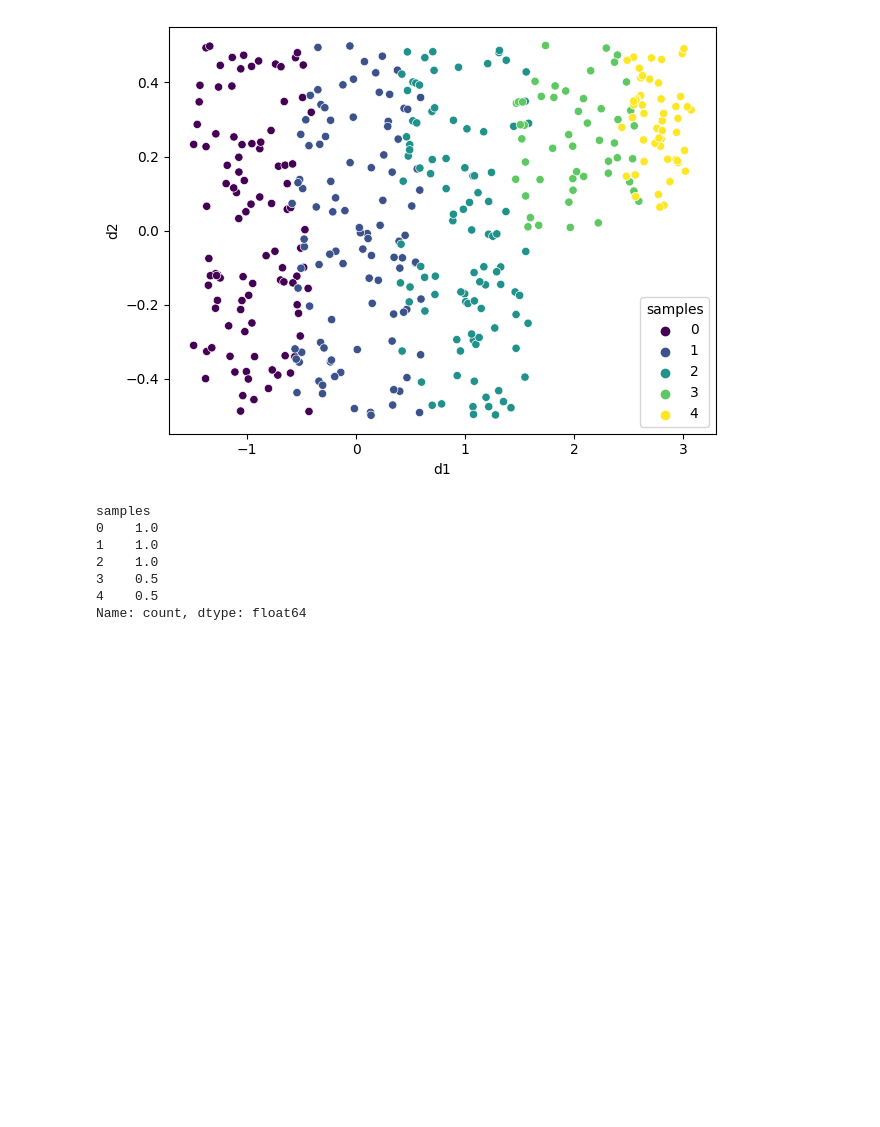
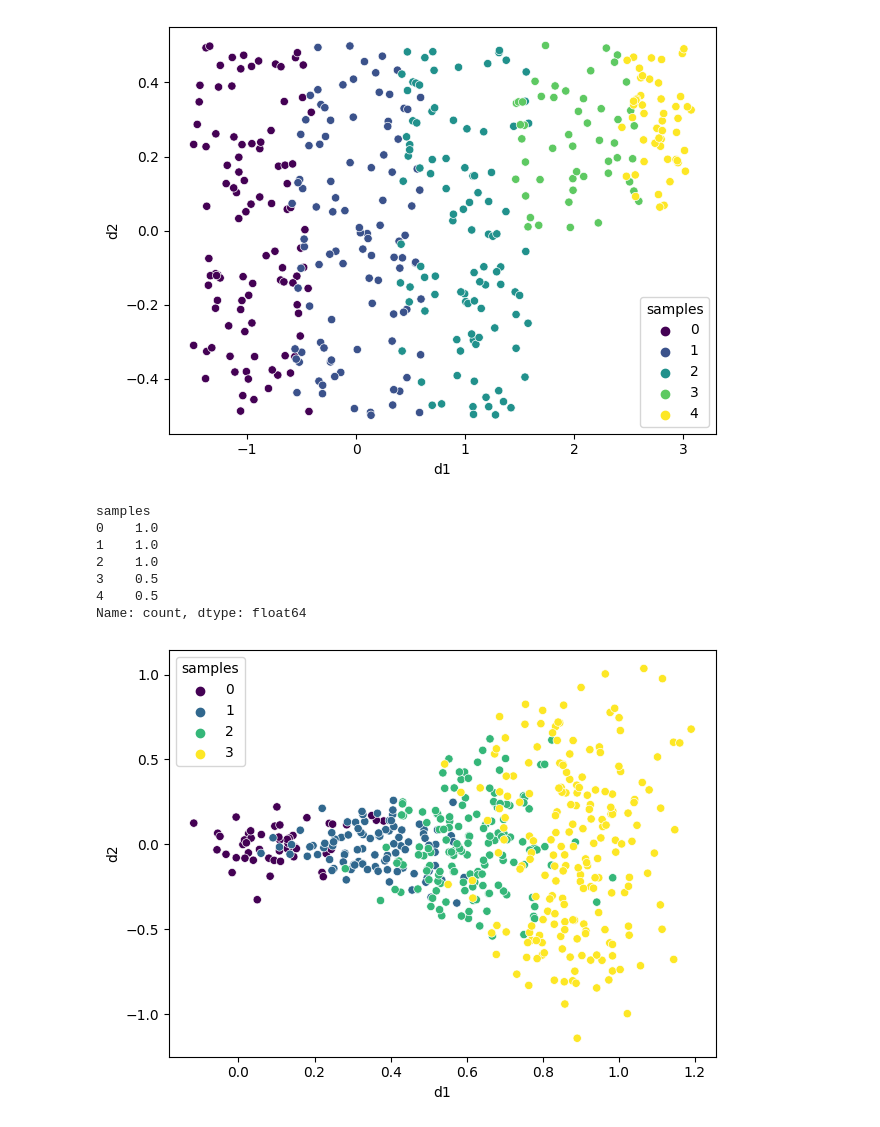
Before and after one commit to KrishnaswamyLab/MIOFlow_growth_rate, a Jupyter notebook: nbs/07_datasets.ipynb, the cells around one changed output. Saved outputs shown, nothing was run; the diff lists cells and outputs as text; code cells hidden in the pictures; blank space fills up the shorter version.

```diff
--- a/nbs/07_datasets.ipynb
+++ b/nbs/07_datasets.ipynb
@@ -713,3 +713,48 @@ samples
 3    0.5
 4    0.5
 Name: count, dtype: float64
+# %%
+#| export
+import numpy as np
+import pandas as pd
+
+def make_growing(n_points_per_part=[50,100,150,200], noise_level=0.1, x_max=1):
+    """
+    Generates random points in the region between y=x^2, y=-x^2, and x=x_max, and adds noise to it.
+    The points are split evenly into parts with numbers equal to len(n_points_per_part) by x.
+
+    Parameters:
+    n_points_per_part (list of int): List containing the number of points to generate in each part.
+    noise_level (float): Standard deviation of the Gaussian noise to be added.
+    x_max (float): The maximum range of x.
+
+    Returns:
+    pd.DataFrame: DataFrame containing the generated points with columns 'd1', 'd2', and 'samples'.
+    """
+    n_parts = len(n_points_per_part)
+    x_ranges = [(i * x_max / n_parts, (i + 1) * x_max / n_parts) for i in range(n_parts)]
+
+    points = []
+
+    for i, n_points in enumerate(n_points_per_part):
+        x = np.random.uniform(x_ranges[i][0], x_ranges[i][1], n_points)
+        y = np.random.uniform(-x**2, x**2, n_points)
+        noise_x = np.random.normal(0, noise_level, n_points)
+        noise_y = np.random.normal(0, noise_level, n_points)
+        part_points = np.vstack((x + noise_x, y + noise_y)).T
+        samples = np.full(n_points, i)
+        part_df = pd.DataFrame(part_points, columns=['d1', 'd2'])
+        part_df['samples'] = samples
+        points.append(part_df)
+
+    return pd.concat(points, ignore_index=True)
+# %%
+df = make_growing()
+import matplotlib.pyplot as plt
+import seaborn as sns
+fig, ax = plt.subplots()
+sns.scatterplot(data=df, x='d1', y='d2', hue='samples', palette='viridis', ax=ax)
+plt.tight_layout()
+plt.show()
+# %% [output]
+[figure, added]
```
Also changed, not shown: 7 other files.
